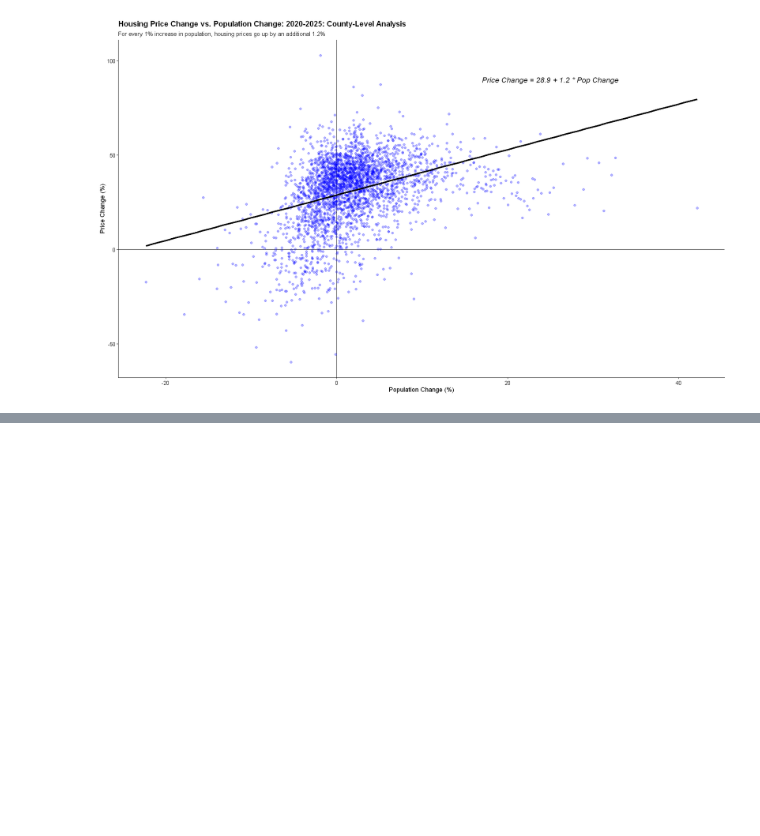
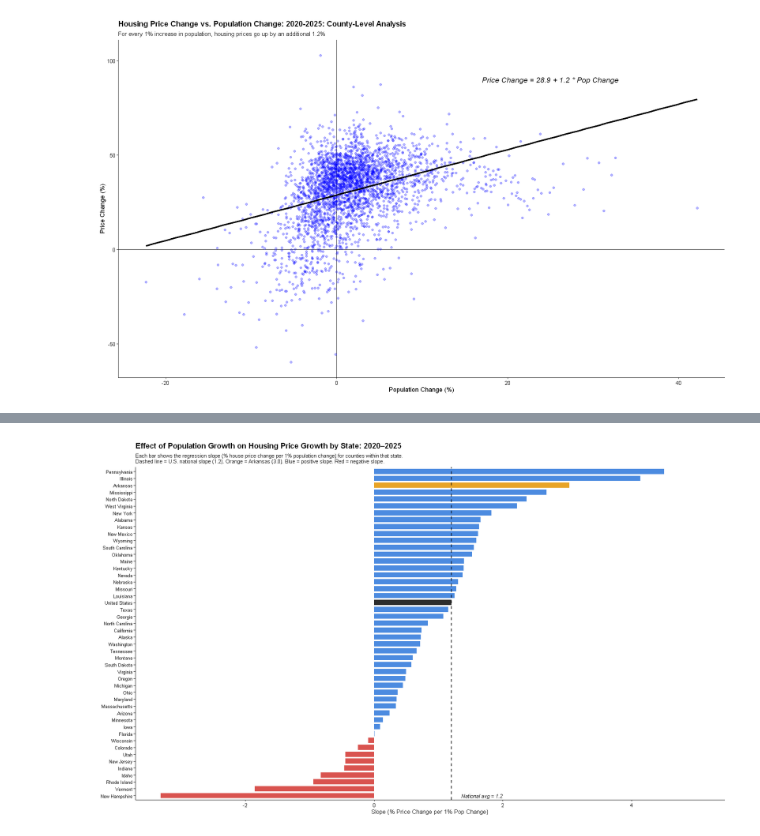
Before and after one commit to tylerparker22/work_to_show, a Jupyter notebook: Classes Spring 2026/Econometrics/Final Project Econ.ipynb, the cells around one changed output, grey strips where cells are left out. Saved outputs shown, nothing was run; the diff lists cells and outputs as text; code cells hidden in the pictures; blank space fills up the shorter version.

```diff
--- a/Classes Spring 2026/Econometrics/Final Project Econ.ipynb
+++ b/Classes Spring 2026/Econometrics/Final Project Econ.ipynb
@@ -302,0 +317,77 @@ ggplot(ar, aes(x = pop_change, y = hp_change)) +
+# %%
+# ── Extract state name from county name ──────────────────────────────────────
+data$state <- gsub('.*, ', '', data$name)
+
+# ── Fit one regression per state ─────────────────────────────────────────────
+state_slopes <- data %>%
+  group_by(state) %>%
+  filter(n() >= 5) %>%                          # need enough counties
+  summarise(
+    slope = coef(lm(hp_change ~ pop_change))[2],
+    n     = n(),
+    .groups = "drop"
+  ) %>%
+  arrange(slope)
+
+# ── Add the national (United States) row ─────────────────────────────────────
+national_slope <- coef(model)[2]                # already fitted above
+
+state_slopes <- bind_rows(
+  state_slopes,
+  data.frame(state = "United States", slope = national_slope, n = nrow(data))
+)
+
+# ── Colour: highlight US and Arkansas ────────────────────────────────────────
+state_slopes <- state_slopes %>%
+  mutate(
+    fill_color = case_when(
+      state == "United States" ~ "National",
+      state == "Arkansas"      ~ "Arkansas",
+      slope  > 0               ~ "Positive",
+      TRUE                     ~ "Negative"
+    ),
+    slope_label = round(slope, 1)
+  ) %>%
+  mutate(state = reorder(state, slope))         # sort bars
+
+ggplot(state_slopes, aes(x = state, y = slope, fill = fill_color)) +
+  geom_col(width = 0.75) +
+
+  # Reference line at national average
+  geom_hline(yintercept = national_slope, linetype = "dashed",
+             color = "black", linewidth = 0.7) +
+
+  # Label the national average line
+  annotate("text", x = 1, y = national_slope + 0.15,
+           label = paste0("National avg = ", round(national_slope, 1)),
+           hjust = 0, size = 3.2, fontface = "italic") +
+
+  # Colour scale
+  scale_fill_manual(values = c(
+    "Positive"      = "#4C8BE0",
+    "Negative"      = "#D9534F",
+    "Arkansas"      = "#E8A427",
+    "National"      = "#2D2D2D"
+  ), guide = "none") +
+
+  # Rotate x-axis labels for readability
+  scale_y_continuous(expand = expansion(mult = c(0.05, 0.12))) +
+
+  labs(
+    title    = "Effect of Population Growth on Housing Price Growth by State: 2020–2025",
+    subtitle = "Each bar shows the regression slope (% house price change per 1% population change) for counties within that state.\nDashed line = U.S. national slope (1.2). Orange = Arkansas (3.0). Blue = positive slope. Red = negative slope.",
+    x = NULL,
+    y = "Slope (% Price Change per 1% Pop Change)"
+  ) +
+
+  coord_flip() +
+
+  theme_classic() +
+  theme(
+    plot.title    = element_text(face = "bold", size = 13),
+    plot.subtitle = element_text(size = 9),
+    axis.text.y   = element_text(size = 8),
+    axis.title.x  = element_text(size = 10)
+  )
+# %% [output]
+[figure, added]
```
Also changed, not shown: parts of 3 cells of this notebook, 1 other file.
